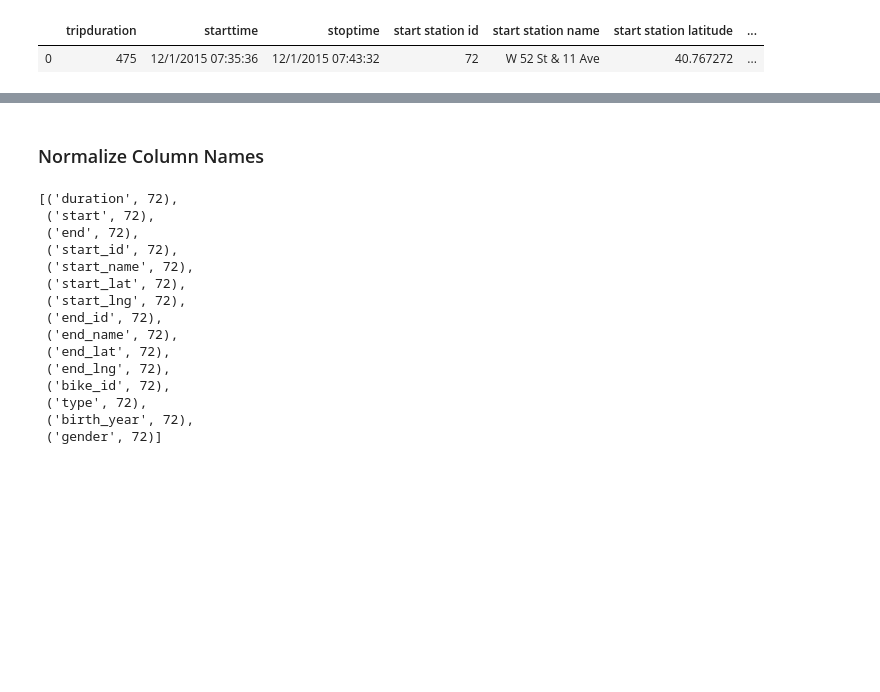
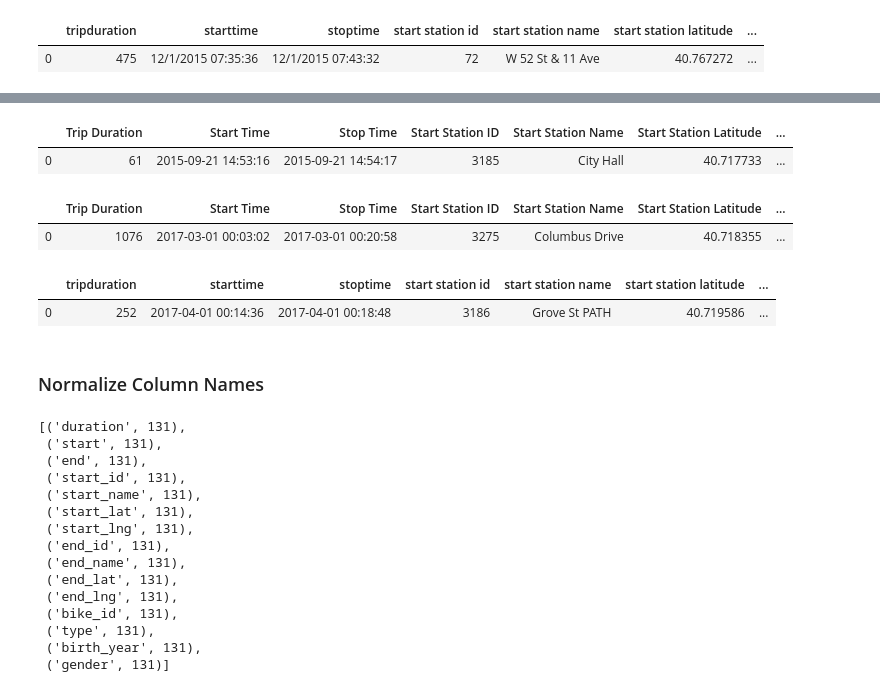
Before and after one commit to Jhyrryl/citibike_analysis, a Jupyter notebook: citibike.ipynb, the cells around one changed output, grey strips where cells are left out. Drawn from its saved outputs; the diff is of its cells as text; code cells hidden in the pictures; blank space fills up the shorter version.

```diff
--- a/citibike.ipynb
+++ b/citibike.ipynb
@@ -115,3 +118,18 @@ rawNY['201704'].head(1)
+# %%
+rawJC['201509'].head(1)
+# %% [output]
+|  | Trip Duration | Start Time | Stop Time | Start Station ID | Start Station Name | Start Station Latitude | ... |
+| 0 | 61 | 2015-09-21 14:53:16 | 2015-09-21 14:54:17 | 3185 | City Hall | 40.717733 | ... |
+# %%
+rawJC['201703'].head(1)
+# %% [output]
+|  | Trip Duration | Start Time | Stop Time | Start Station ID | Start Station Name | Start Station Latitude | ... |
+| 0 | 1076 | 2017-03-01 00:03:02 | 2017-03-01 00:20:58 | 3275 | Columbus Drive | 40.718355 | ... |
+# %%
+rawJC['201704'].head(1)
+# %% [output]
+|  | tripduration | starttime | stoptime | start station id | start station name | start station latitude | ... |
+| 0 | 252 | 2017-04-01 00:14:36 | 2017-04-01 00:18:48 | 3186 | Grove St PATH | 40.719586 | ... |
 # %% [markdown]
 ### Normalize Column Names
 # %%
@@ -148,29 +166,25 @@ renames = {
     "gender": "gender",
 }
 
-# for yr in range(2016, 2018):
-#     for m in range(1, 13):
-#         if yr == 2017 && m > 3:
-#             break
-for yr in range(2014, 2020):
-    for m in range(1, 13):
-        yr_m = getYearMonth(yr, m)
-        raw[yr_m].rename(columns=renames, inplace=True)
+for _, df in rawNY.items():
+    df.rename(columns=renames, inplace=True)
+for _, df in rawJC.items():
+    df.rename(columns=renames, inplace=True)
 
 countColumns()
 # %% [output]
-[('duration', 72),
- ('start', 72),
- ('end', 72),
- ('start_id', 72),
- ('start_name', 72),
- ('start_lat', 72),
- ('start_lng', 72),
- ('end_id', 72),
- ('end_name', 72),
- ('end_lat', 72),
- ('end_lng', 72),
- ('bike_id', 72),
- ('type', 72),
- ('birth_year', 72),
- ('gender', 72)]
+[('duration', 131),
+ ('start', 131),
+ ('end', 131),
+ ('start_id', 131),
+ ('start_name', 131),
+ ('start_lat', 131),
+ ('start_lng', 131),
+ ('end_id', 131),
+ ('end_name', 131),
+ ('end_lat', 131),
+ ('end_lng', 131),
+ ('bike_id', 131),
+ ('type', 131),
+ ('birth_year', 131),
+ ('gender', 131)]
```
Also changed, not shown: parts of 6 cells of this notebook.
